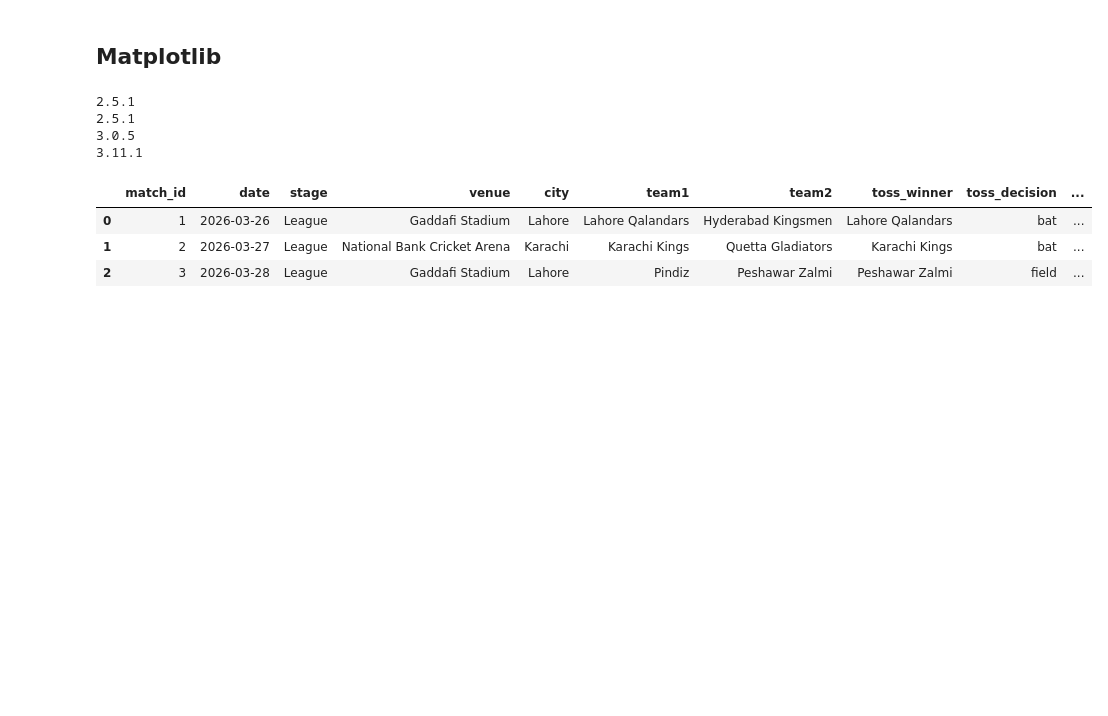
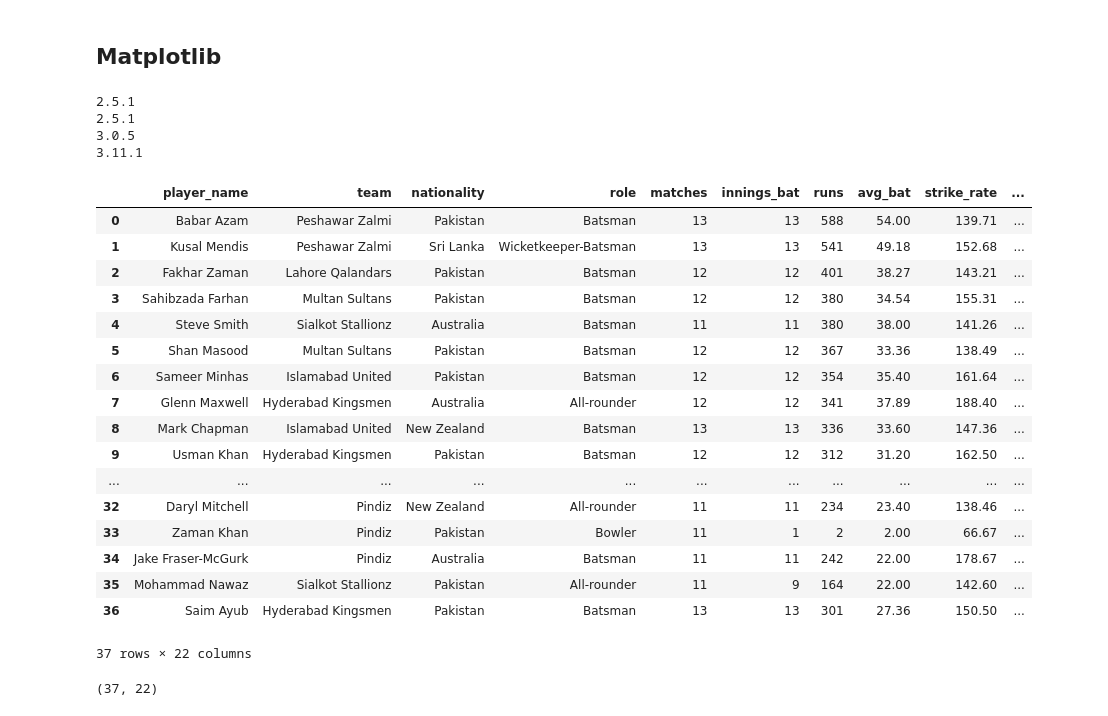
Before and after one commit to abdurrehmanabid5002-hub/Python-Learning, a Jupyter notebook: Numpy/PSL Data Analysis.ipynb, the cells around one changed output. Cells and saved outputs as stored; diff of their text form; code cells hidden in the pictures; blank space fills up the shorter version.

```diff
--- a/Numpy/PSL Data Analysis.ipynb
+++ b/Numpy/PSL Data Analysis.ipynb
@@ -16,11 +18,29 @@ print(matplotlib.__version__)
 3.0.5
 3.11.1
 # %%
-df=pd.read_csv(r"C:\Users\abdur\Downloads\archive (1)\psl2026_matches.csv")
-df.head(3)
+df=pd.read_csv(r"C:\Users\abdur\Downloads\archive (1)\psl2026_player_stats.csv")
+df
 # %% [output]
-|  | match_id | date | stage | venue | city | team1 | team2 | toss_winner | toss_decision | ... |
-| 0 | 1 | 2026-03-26 | League | Gaddafi Stadium | Lahore | Lahore Qalandars | Hyderabad Kingsmen | Lahore Qalandars | bat | ... |
-| 1 | 2 | 2026-03-27 | League | National Bank Cricket Arena | Karachi | Karachi Kings | Quetta Gladiators | Karachi Kings | bat | ... |
-| 2 | 3 | 2026-03-28 | League | Gaddafi Stadium | Lahore | Pindiz | Peshawar Zalmi | Peshawar Zalmi | field | ... |
+|  | player_name | team | nationality | role | matches | innings_bat | runs | avg_bat | strike_rate | ... |
+| 0 | Babar Azam | Peshawar Zalmi | Pakistan | Batsman | 13 | 13 | 588 | 54.00 | 139.71 | ... |
+| 1 | Kusal Mendis | Peshawar Zalmi | Sri Lanka | Wicketkeeper-Batsman | 13 | 13 | 541 | 49.18 | 152.68 | ... |
+| 2 | Fakhar Zaman | Lahore Qalandars | Pakistan | Batsman | 12 | 12 | 401 | 38.27 | 143.21 | ... |
+| 3 | Sahibzada Farhan | Multan Sultans | Pakistan | Batsman | 12 | 12 | 380 | 34.54 | 155.31 | ... |
+| 4 | Steve Smith | Sialkot Stallionz | Australia | Batsman | 11 | 11 | 380 | 38.00 | 141.26 | ... |
+| 5 | Shan Masood | Multan Sultans | Pakistan | Batsman | 12 | 12 | 367 | 33.36 | 138.49 | ... |
+| 6 | Sameer Minhas | Islamabad United | Pakistan | Batsman | 12 | 12 | 354 | 35.40 | 161.64 | ... |
+| 7 | Glenn Maxwell | Hyderabad Kingsmen | Australia | All-rounder | 12 | 12 | 341 | 37.89 | 188.40 | ... |
+| 8 | Mark Chapman | Islamabad United | New Zealand | Batsman | 13 | 13 | 336 | 33.60 | 147.36 | ... |
+| 9 | Usman Khan | Hyderabad Kingsmen | Pakistan | Batsman | 12 | 12 | 312 | 31.20 | 162.50 | ... |
+| ... | ... | ... | ... | ... | ... | ... | ... | ... | ... | ... |
+| 32 | Daryl Mitchell | Pindiz | New Zealand | All-rounder | 11 | 11 | 234 | 23.40 | 138.46 | ... |
+| 33 | Zaman Khan | Pindiz | Pakistan | Bowler | 11 | 1 | 2 | 2.00 | 66.67 | ... |
+| 34 | Jake Fraser-McGurk | Pindiz | Australia | Batsman | 11 | 11 | 242 | 22.00 | 178.67 | ... |
+| 35 | Mohammad Nawaz | Sialkot Stallionz | Pakistan | All-rounder | 11 | 9 | 164 | 22.00 | 142.60 | ... |
+| 36 | Saim Ayub | Hyderabad Kingsmen | Pakistan | Batsman | 13 | 13 | 301 | 27.36 | 150.50 | ... |
+37 rows × 22 columns
+# %%
+df.shape
+# %% [output]
+(37, 22)
 # %%
```
Also changed, not shown: parts of 9 cells of this notebook.
